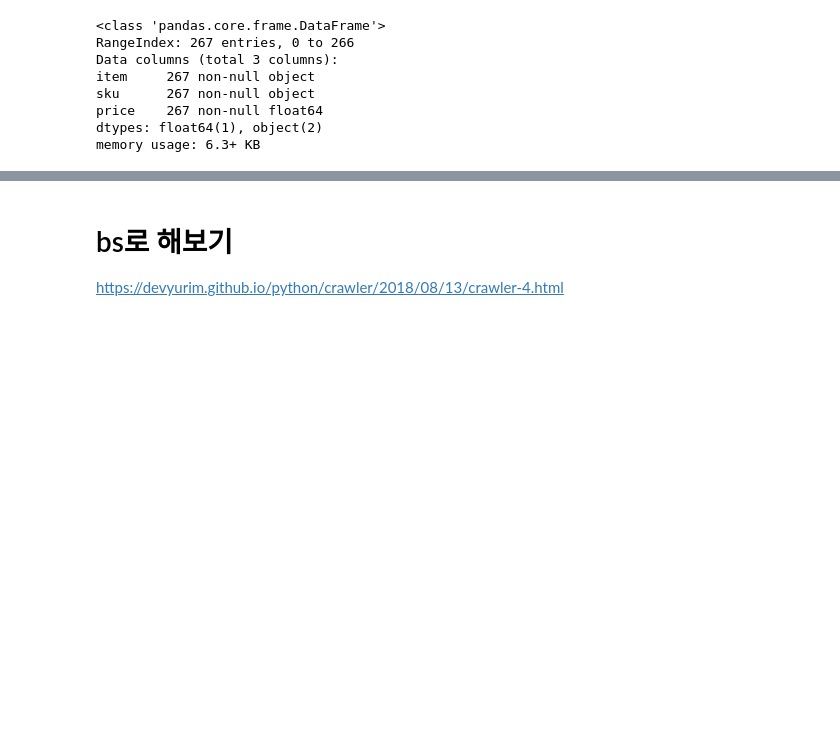
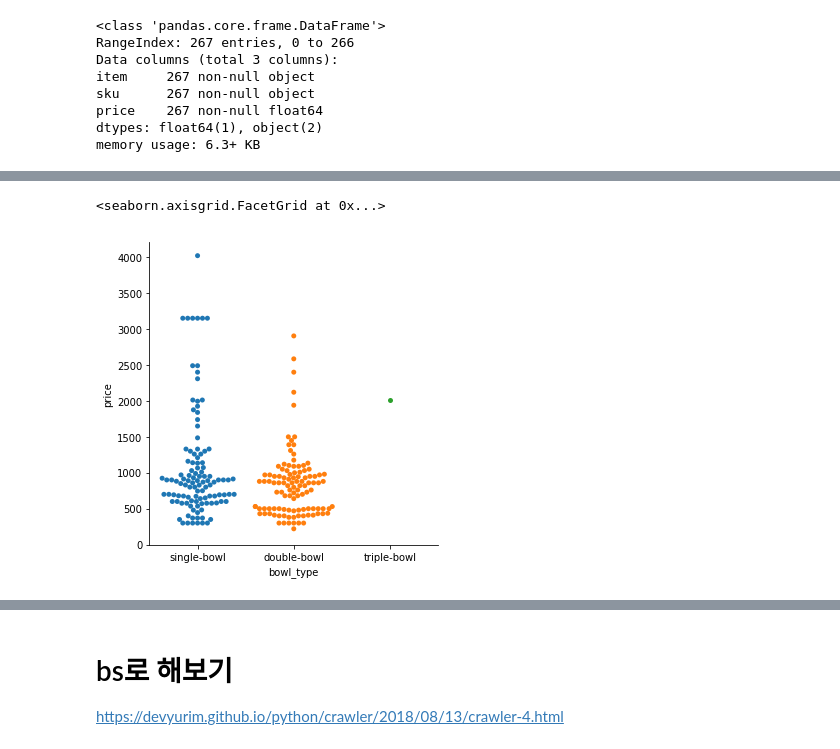
Before and after one commit to JessyMin/scrapy-usa-kitchen-market, a Jupyter notebook: selenium-kohler.ipynb, the cells around one changed output, grey strips where cells are left out. Cells and saved outputs as stored; diff of their text form; code cells hidden in the pictures; blank space fills up the shorter version.

```diff
--- a/selenium-kohler.ipynb
+++ b/selenium-kohler.ipynb
@@ -171 +223,5 @@ bar sink         20
 Name: sink_type, dtype: int64
+# %%
+df['brand'] = df['item'].str.replace('Understone', 'Understone ')
+
+df
@@ -224,0 +436,5 @@ Name: item, Length: 246, dtype: object
+# %%
+sns.catplot(x="bowl_type", y="price", data=df, kind='swarm')
+# %% [output]
+<seaborn.axisgrid.FacetGrid at 0x...>
+[figure, added]
```
Also changed, not shown: parts of 24 cells of this notebook.
